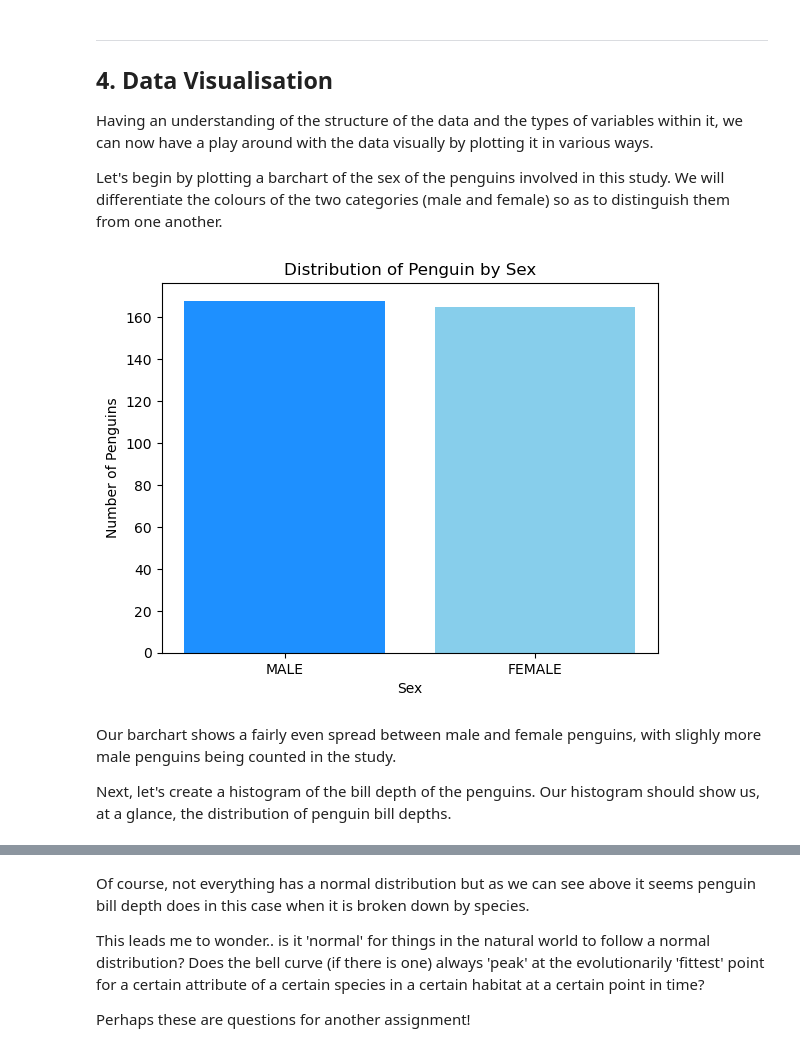
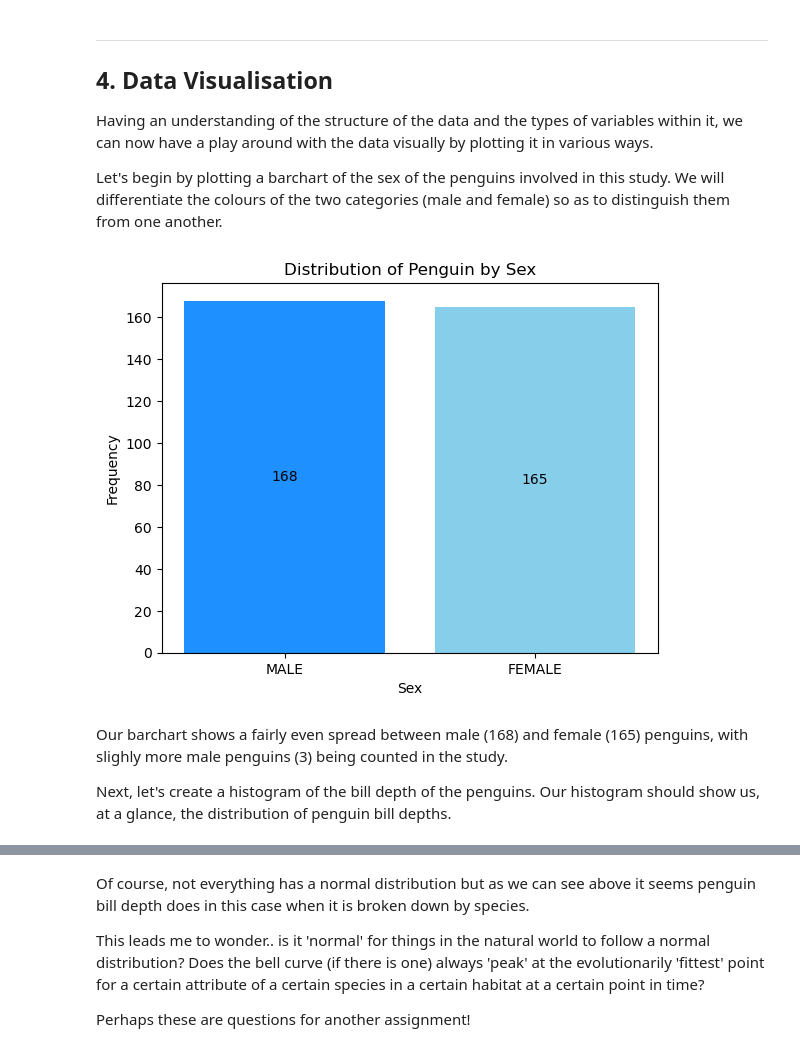
Before and after one commit to pcahillgit/principles-of-data-analytics, a Jupyter notebook: penguins.ipynb, the cells around one changed output, grey strips where cells are left out. Saved outputs shown, nothing was run; the diff lists cells and outputs as text; code cells hidden in the pictures.

Commit message:
replaced 'number of penguins' with frequency, changed tense of intro, added count labels to barchart

```diff
--- a/penguins.ipynb
+++ b/penguins.ipynb
@@ -138,26 +138,29 @@ Let's begin by plotting a barchart of the sex of the penguins involved in this s
 # %%
 # Counting penguins per sex
 sex_counts = df['sex'].value_counts()
 
 # Defining the colours for each sex
 colors = ('dodgerblue', 'skyblue')
 
-# Plotting the barchart, adding colours
-plt.bar(sex_counts.index, sex_counts, color=colors)
+# Defining the barchart variable, adding colours
+bar_chart = plt.bar(sex_counts.index, sex_counts, color=colors)
+
+# Plotting the barchart variable with counts displayed on the bars
+plt.bar_label(bar_chart, labels=sex_counts, label_type='center')
 
 # Axis Labels
 plt.xlabel('Sex')
-plt.ylabel('Number of Penguins')
+plt.ylabel('Frequency')
 
 # Title
 plt.title('Distribution of Penguin by Sex')
 
 # Displaying the plot
 plt.show()
 # %% [output]
-[figure, old version]
+[figure, new version]
 # %% [markdown]
-Our barchart shows a fairly even spread between male and female penguins, with slighly more male penguins being counted in the study.
+Our barchart shows a fairly even spread between male (168) and female (165) penguins, with slighly more male penguins (3) being counted in the study.
 
 Next, let's create a histogram of the bill depth of the penguins. Our histogram should show us, at a glance, the distribution of penguin bill depths. <a id='data'></a>
 # %%
```
Also changed, not shown: parts of 6 cells of this notebook.
